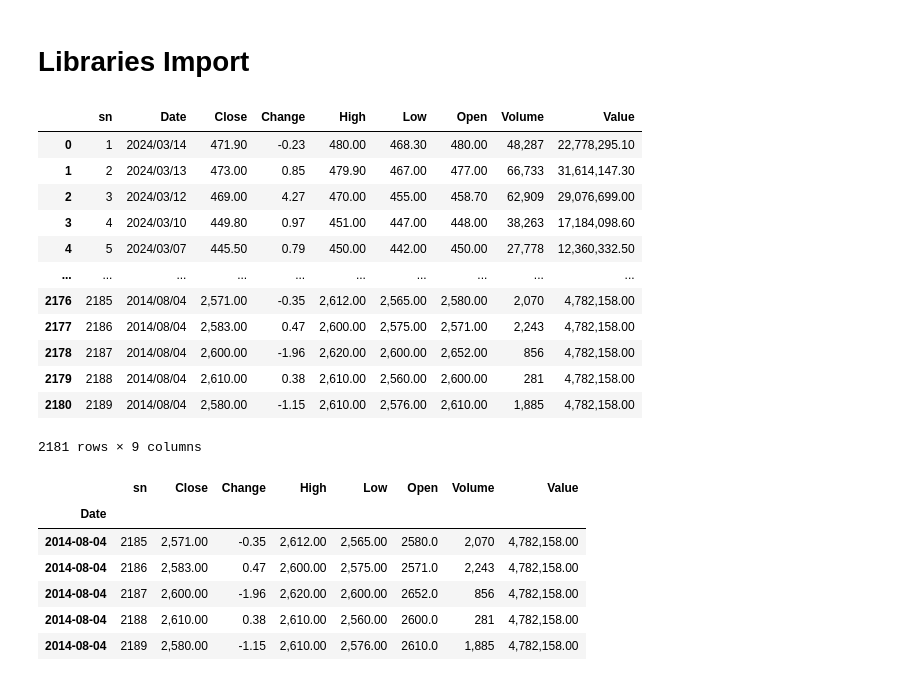
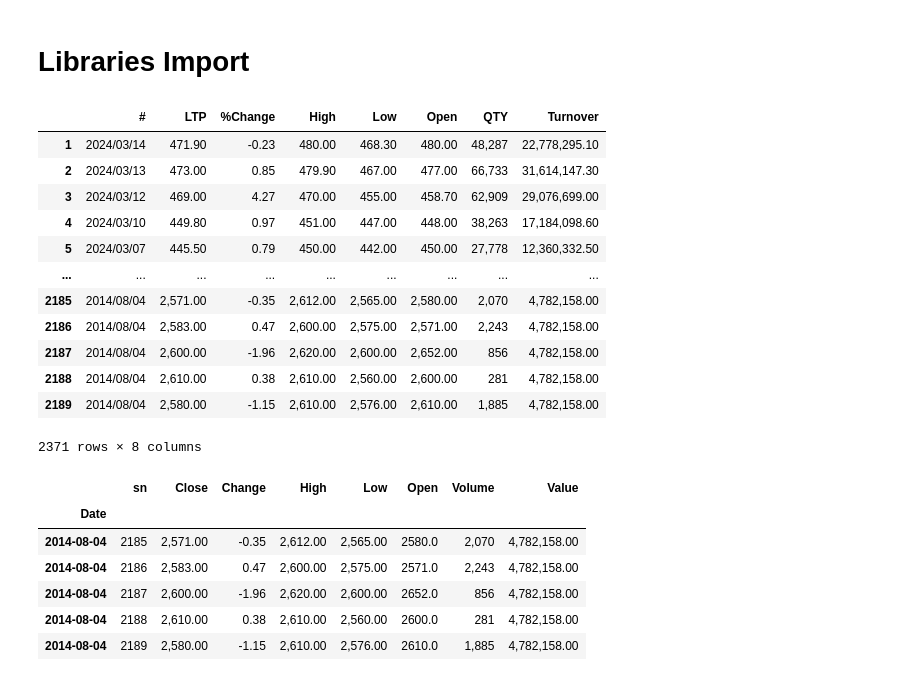
Before and after one commit to rachu2215/Nepse-Stock, a Jupyter notebook: lstm-final.ipynb, the cells around one changed output. Cells and saved outputs as stored; diff of their text form; code cells hidden in the pictures.

```diff
--- a/lstm-final.ipynb
+++ b/lstm-final.ipynb
@@ -12,21 +12,21 @@ from tensorflow.keras.optimizers import Adam
 
 import matplotlib.pyplot as plt
 # %%
-file_path = '/NABIL.csv'
+file_path = 'NABIL.csv'
 df = pd.read_csv(file_path)
 df
 # %% [output]
-|  | sn | Date | Close | Change | High | Low | Open | Volume | Value |
-| 0 | 1 | 2024/03/14 | 471.90 | -0.23 | 480.00 | 468.30 | 480.00 | 48,287 | 22,778,295.10 |
-| 1 | 2 | 2024/03/13 | 473.00 | 0.85 | 479.90 | 467.00 | 477.00 | 66,733 | 31,614,147.30 |
-| 2 | 3 | 2024/03/12 | 469.00 | 4.27 | 470.00 | 455.00 | 458.70 | 62,909 | 29,076,699.00 |
-| 3 | 4 | 2024/03/10 | 449.80 | 0.97 | 451.00 | 447.00 | 448.00 | 38,263 | 17,184,098.60 |
-| 4 | 5 | 2024/03/07 | 445.50 | 0.79 | 450.00 | 442.00 | 450.00 | 27,778 | 12,360,332.50 |
-| ... | ... | ... | ... | ... | ... | ... | ... | ... | ... |
-| 2176 | 2185 | 2014/08/04 | 2,571.00 | -0.35 | 2,612.00 | 2,565.00 | 2,580.00 | 2,070 | 4,782,158.00 |
-| 2177 | 2186 | 2014/08/04 | 2,583.00 | 0.47 | 2,600.00 | 2,575.00 | 2,571.00 | 2,243 | 4,782,158.00 |
-| 2178 | 2187 | 2014/08/04 | 2,600.00 | -1.96 | 2,620.00 | 2,600.00 | 2,652.00 | 856 | 4,782,158.00 |
-| 2179 | 2188 | 2014/08/04 | 2,610.00 | 0.38 | 2,610.00 | 2,560.00 | 2,600.00 | 281 | 4,782,158.00 |
-| 2180 | 2189 | 2014/08/04 | 2,580.00 | -1.15 | 2,610.00 | 2,576.00 | 2,610.00 | 1,885 | 4,782,158.00 |
+|  | # | LTP | %Change | High | Low | Open | QTY | Turnover |
+| 1 | 2024/03/14 | 471.90 | -0.23 | 480.00 | 468.30 | 480.00 | 48,287 | 22,778,295.10 |
+| 2 | 2024/03/13 | 473.00 | 0.85 | 479.90 | 467.00 | 477.00 | 66,733 | 31,614,147.30 |
+| 3 | 2024/03/12 | 469.00 | 4.27 | 470.00 | 455.00 | 458.70 | 62,909 | 29,076,699.00 |
+| 4 | 2024/03/10 | 449.80 | 0.97 | 451.00 | 447.00 | 448.00 | 38,263 | 17,184,098.60 |
+| 5 | 2024/03/07 | 445.50 | 0.79 | 450.00 | 442.00 | 450.00 | 27,778 | 12,360,332.50 |
+| ... | ... | ... | ... | ... | ... | ... | ... | ... |
+| 2185 | 2014/08/04 | 2,571.00 | -0.35 | 2,612.00 | 2,565.00 | 2,580.00 | 2,070 | 4,782,158.00 |
+| 2186 | 2014/08/04 | 2,583.00 | 0.47 | 2,600.00 | 2,575.00 | 2,571.00 | 2,243 | 4,782,158.00 |
+| 2187 | 2014/08/04 | 2,600.00 | -1.96 | 2,620.00 | 2,600.00 | 2,652.00 | 856 | 4,782,158.00 |
+| 2188 | 2014/08/04 | 2,610.00 | 0.38 | 2,610.00 | 2,560.00 | 2,600.00 | 281 | 4,782,158.00 |
+| 2189 | 2014/08/04 | 2,580.00 | -1.15 | 2,610.00 | 2,576.00 | 2,610.00 | 1,885 | 4,782,158.00 |
-2181 rows × 9 columns
+2371 rows × 8 columns
 # %%
```
Also changed, not shown: parts of 11 cells of this notebook.
